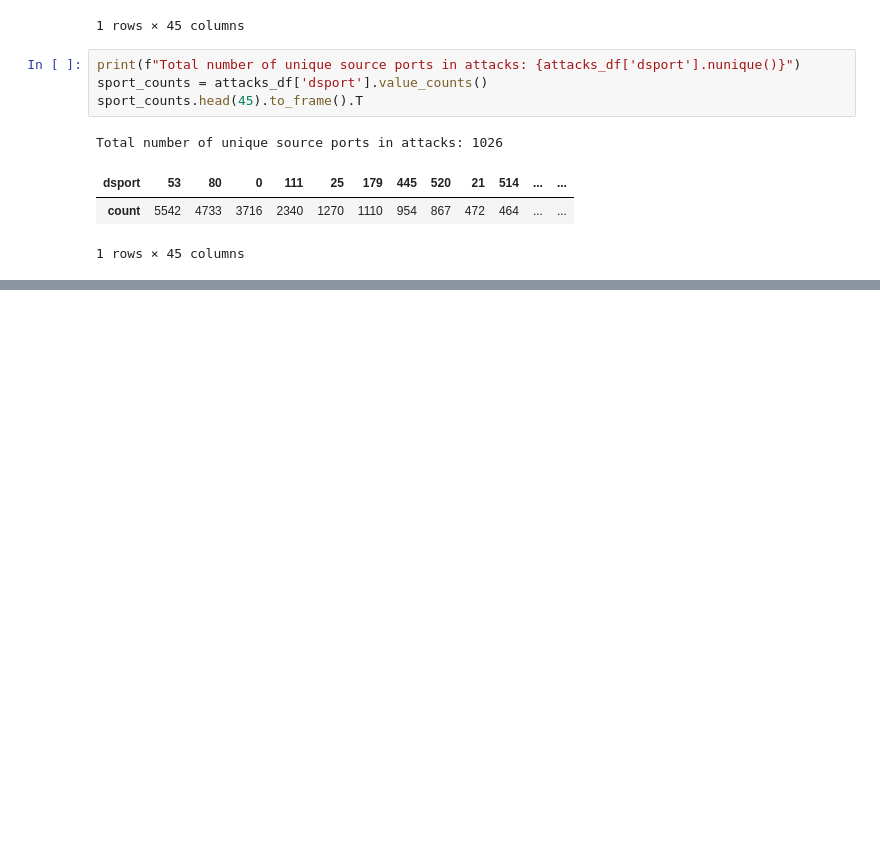
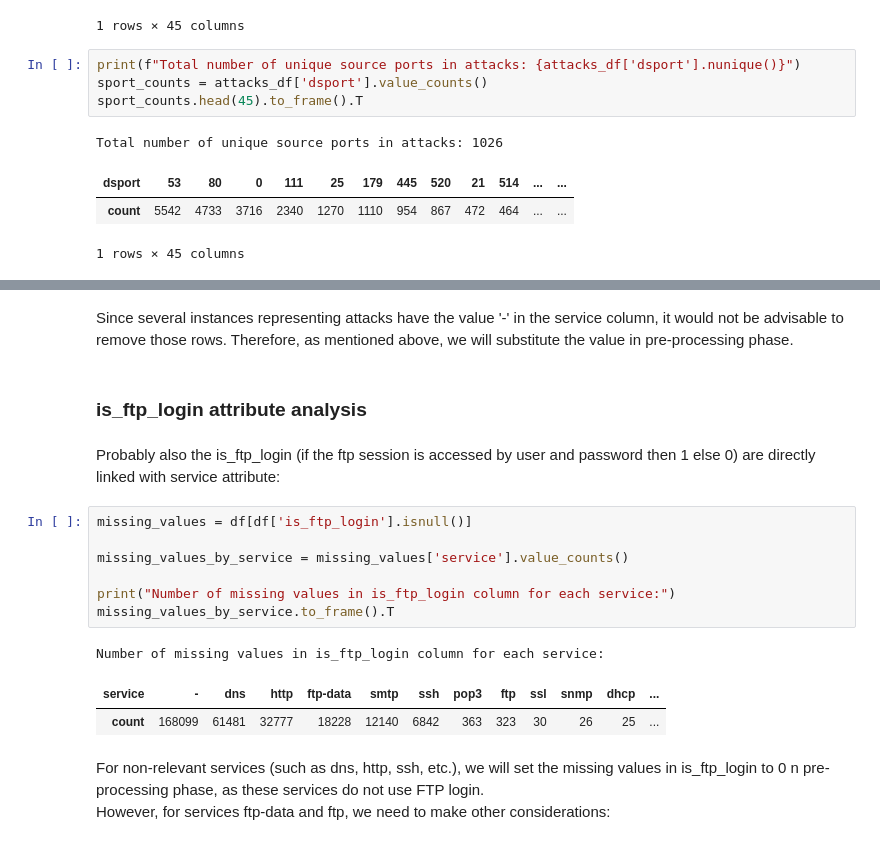
Before and after one commit to Mugna46/AI_project, a Jupyter notebook: AI.ipynb, the cells around one changed output, grey strips where cells are left out. Cells and saved outputs as stored; diff of their text form; blank space fills up the shorter version.

```diff
--- a/AI.ipynb
+++ b/AI.ipynb
@@ -341,0 +418,20 @@ On the other hand, the attribute dport (Destination port number) could be import
+# %% [markdown]
+Since several instances representing attacks have the value '-' in the service column, it would not be advisable to remove those rows. Therefore, as mentioned above, we will substitute the value in pre-processing phase.
+# %% [markdown]
+### is_ftp_login attribute analysis
+# %% [markdown]
+Probably also the is_ftp_login (if the ftp session is accessed by user and password then 1 else 0) are directly linked with service attribute:
+# %%
+missing_values = df[df['is_ftp_login'].isnull()]
+
+missing_values_by_service = missing_values['service'].value_counts()
+
+print("Number of missing values in is_ftp_login column for each service:")
+missing_values_by_service.to_frame().T
+# %% [output]
+Number of missing values in is_ftp_login column for each service:
+| service | - | dns | http | ftp-data | smtp | ssh | pop3 | ftp | ssl | snmp | dhcp | ... |
+| count | 168099 | 61481 | 32777 | 18228 | 12140 | 6842 | 363 | 323 | 30 | 26 | 25 | ... |
+# %% [markdown]
+For non-relevant services (such as dns, http, ssh, etc.), we will set the missing values in is_ftp_login to 0 n pre-processing phase, as these services do not use FTP login. <br>
+However, for services ftp-data and ftp, we need to make other considerations:
```
Also changed, not shown: parts of 26 cells of this notebook.
